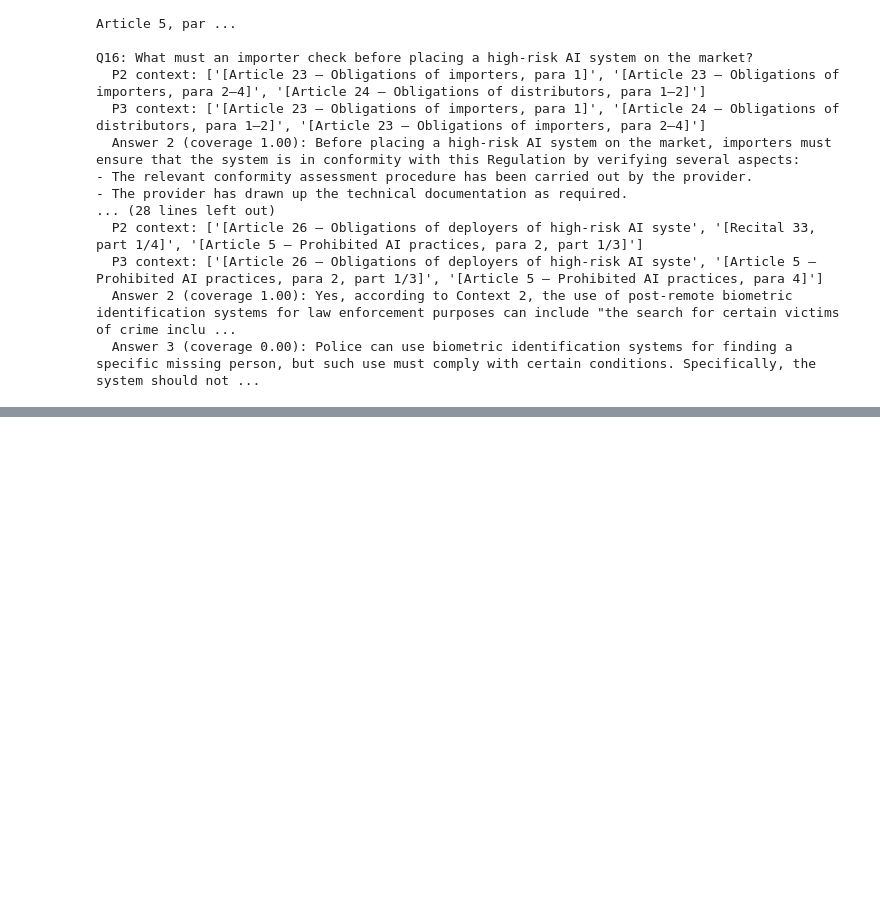
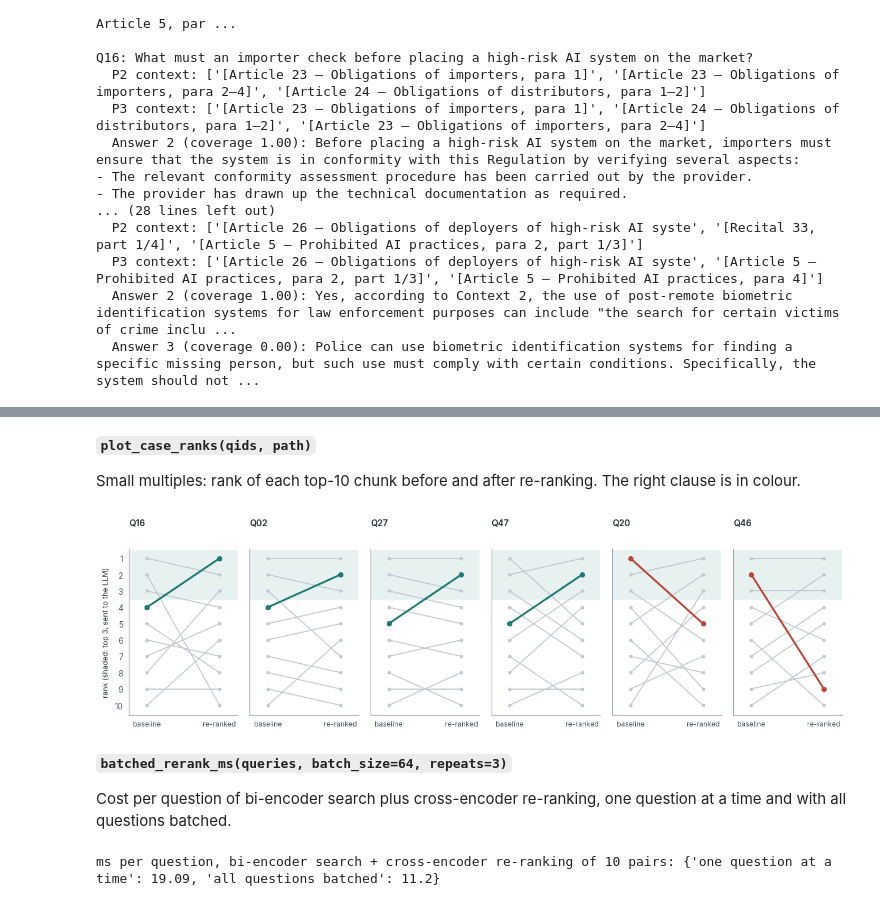
Before and after one commit to vishakkashyapk30/lma-rag-assignment, a Jupyter notebook: code.ipynb, the cells around one changed output, grey strips where cells are left out. Cells and saved outputs as stored; diff of their text form; code cells hidden in the pictures; blank space fills up the shorter version.

```diff
--- a/rag_baseline_vs_reranking.ipynb
+++ b/code.ipynb
@@ -3126,0 +3341,10 @@ Q16: What must an importer check before placing a high-risk AI system on the mar
+# %%
+norag = json.loads(NORAG_PATH.read_text(encoding="utf-8")) if NORAG_PATH.exists() else {}
+for q in QUERIES:
+    if q["id"] not in norag:
+        norag[q["id"]] = answer_without_document(q["query"])
+NORAG_PATH.write_text(json.dumps(norag, ensure_ascii=False, indent=1), encoding="utf-8")
+pd.DataFrame({"id": list(norag), "answer": list(norag.values())}).to_csv(RESULTS_DIR / "answers_norag.csv", index=False)
+print(len(norag), "answers without the document saved")
+for qid in ["Q16", "Q11", "Q18"]:
+    print(f"\n{qid}: {QBY[qid]['query']}\n  -> {' '.join(norag[qid].split())[:260]}")
@@ -3126,0 +3712,30 @@ Q16: What must an importer check before placing a high-risk AI system on the mar
+# %% [markdown]
+**`plot_case_ranks(qids, path)`**
+
+Small multiples: rank of each top-10 chunk before and after re-ranking. The right clause is in colour.
+# %%
+def plot_case_ranks(qids, path):
+    """Small multiples: rank of each top-10 chunk before and after re-ranking. The right clause is in colour."""
+    import matplotlib.pyplot as plt
+    runs = pd.read_csv(RESULTS_DIR / "retrieval_runs.csv")
+    fig, axes = plt.subplots(1, len(qids), figsize=(2.0 * len(qids), 3.6), sharey=True)
+    for ax, qid in zip(axes, qids):
+        t = runs[runs["query_id"] == qid]
+        ax.axhspan(0.5, 3.5, color="#E6F1F0", zorder=0)
+        for _, r in t[~t["is_gold"]].iterrows():
+            ax.plot([0, 1], [r["bi_rank"], r["ce_rank"]], color="#C4C8CF", lw=1.2, marker="o", ms=3, zorder=1)
+        for _, r in t[t["is_gold"]].iterrows():
+            ax.plot([0, 1], [r["bi_rank"], r["ce_rank"]], color="#1F7A74" if r["ce_rank"] <= r["bi_rank"] else "#B5483A", lw=2.2, marker="o", ms=5, zorder=3)
+        ax.set_title(qid, fontsize=10, loc="left"); ax.set_xticks([0, 1]); ax.set_xticklabels(["baseline", "re-ranked"], fontsize=8)
+        ax.set_xlim(-0.25, 1.25); ax.set_ylim(10.6, 0.4)
+        for s in ("top", "right"): ax.spines[s].set_visible(False)
+    axes[0].set_yticks(range(1, 11)); axes[0].set_ylabel("rank (shaded: top 3, sent to the LLM)", fontsize=8.5)
+    fig.tight_layout(); fig.savefig(path, dpi=200, bbox_inches="tight"); plt.show()
+# %%
+plot_case_ranks(["Q16", "Q02", "Q27", "Q47", "Q20", "Q46"], FIG_DIR / "case_ranks.png")
+# %% [output]
+[figure, added]
+# %% [markdown]
+**`batched_rerank_ms(queries, batch_size=64, repeats=3)`**
+
+Cost per question of bi-encoder search plus cross-encoder re-ranking, one question at a time and with all questions batched.
@@ -3126,0 +3770,8 @@ Q16: What must an importer check before placing a high-risk AI system on the mar
+# %%
+batched = batched_rerank_ms([q["query"] for q in QUERIES])
+
+print("ms per question, bi-encoder search + cross-encoder re-ranking of 10 pairs:", batched)
+
+pd.Series(batched, name="ms per question").to_csv(RESULTS_DIR / "batched_latency.csv")
+# %% [output]
+ms per question, bi-encoder search + cross-encoder re-ranking of 10 pairs: {'one question at a time': 19.09, 'all questions batched': 11.2}
```
Also changed, not shown: parts of 67 cells of this notebook.
